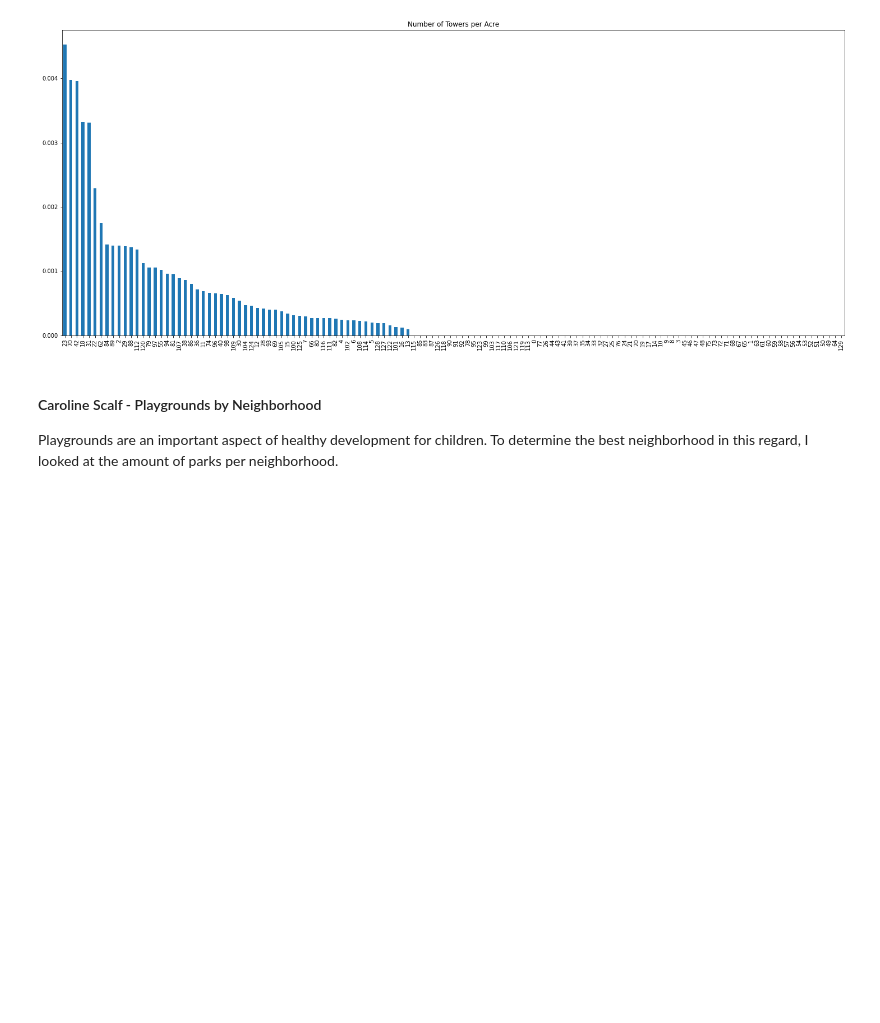
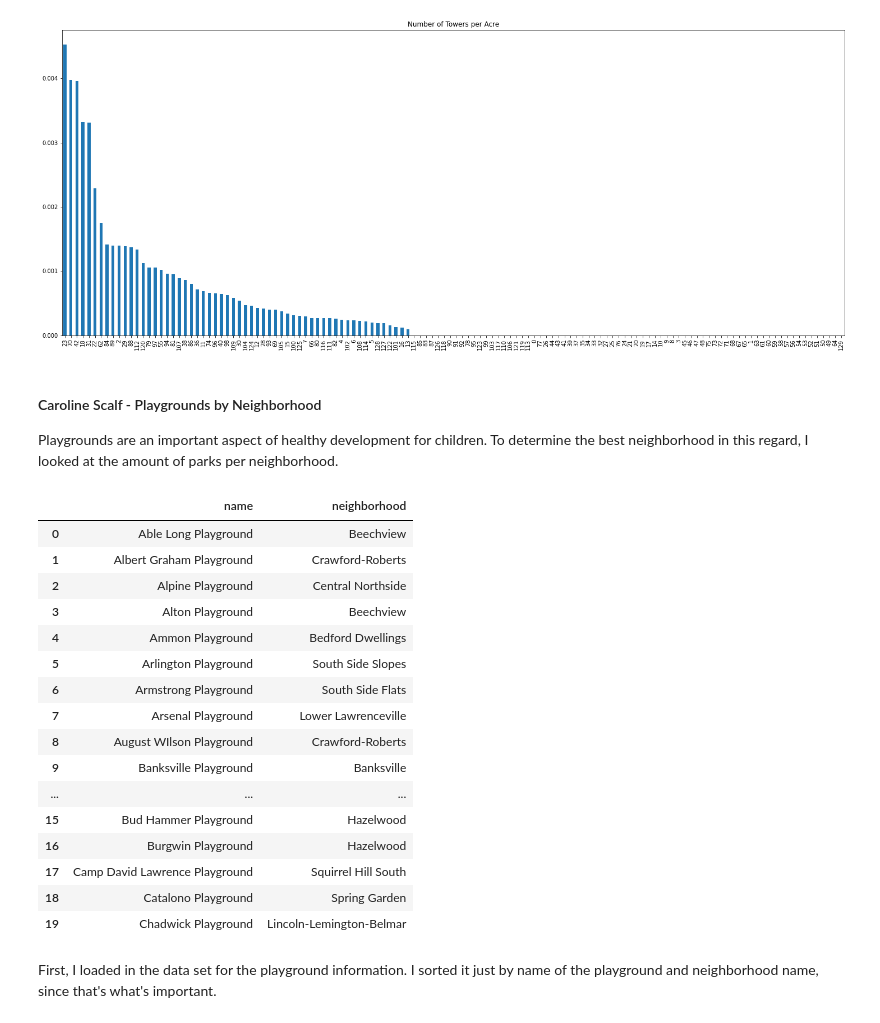
Before and after one commit to carolinescalf/final-project, a Jupyter notebook: Final Notebook.ipynb, the cells around one changed output. Cells and saved outputs as stored; diff of their text form; code cells hidden in the pictures; blank space fills up the shorter version.

Commit message:
More playground stuff

```diff
--- a/Final Notebook.ipynb
+++ b/Final Notebook.ipynb
@@ -153,3 +153,27 @@ municipalities.sort_values('DENSITY', ascending=False)['DENSITY'].plot.bar(title
 # %% [markdown]
 #### Caroline Scalf - Playgrounds by Neighborhood
 Playgrounds are an important aspect of healthy development for children. To determine the best neighborhood in this regard, I looked at the amount of parks per neighborhood.
+# %%
+import pandas as pd
+playground = pd.read_csv('playgrounds.csv')[["name","neighborhood"]]
+playground.head(20)
+# %% [output]
+|  | name | neighborhood |
+| 0 | Able Long Playground | Beechview |
+| 1 | Albert Graham Playground | Crawford-Roberts |
+| 2 | Alpine Playground | Central Northside |
+| 3 | Alton Playground | Beechview |
+| 4 | Ammon Playground | Bedford Dwellings |
+| 5 | Arlington Playground | South Side Slopes |
+| 6 | Armstrong Playground | South Side Flats |
+| 7 | Arsenal Playground | Lower Lawrenceville |
+| 8 | August WIlson Playground | Crawford-Roberts |
+| 9 | Banksville Playground | Banksville |
+| ... | ... | ... |
+| 15 | Bud Hammer Playground | Hazelwood |
+| 16 | Burgwin Playground | Hazelwood |
+| 17 | Camp David Lawrence Playground | Squirrel Hill South |
+| 18 | Catalono Playground | Spring Garden |
+| 19 | Chadwick Playground | Lincoln-Lemington-Belmar |
+# %% [markdown]
+First, I loaded in the data set for the playground information. I sorted it just by name of the playground and neighborhood name, since that's what's important.
```
Also changed, not shown: parts of 4 cells of this notebook, 1 other file.
